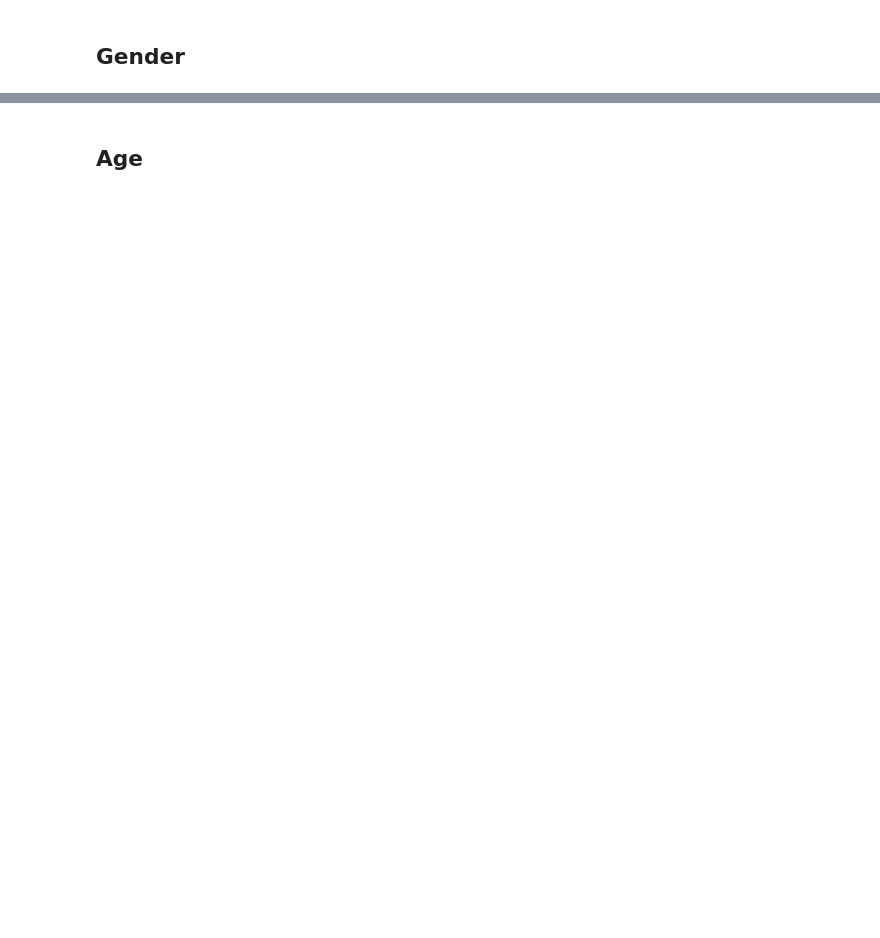
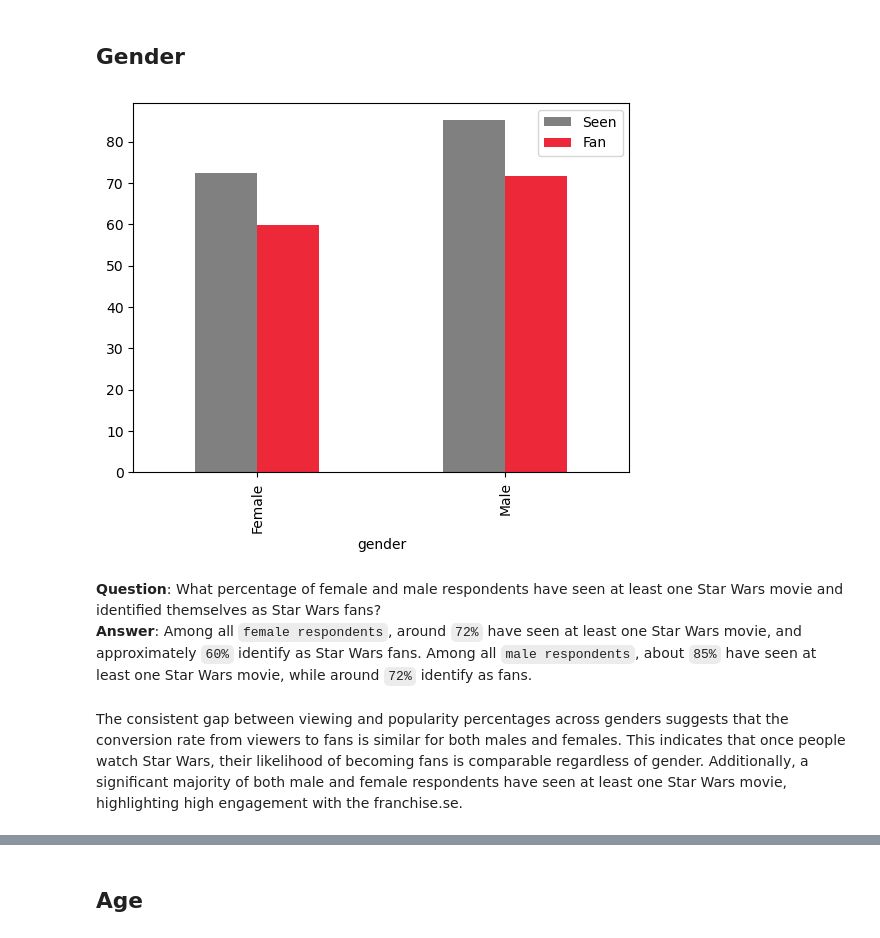
Before and after one commit to mojmous/StarWarsSurvey, a Jupyter notebook: Star War Survey.ipynb, the cells around one changed output, grey strips where cells are left out. Cells and saved outputs as stored; diff of their text form; code cells hidden in the pictures; blank space fills up the shorter version.

```diff
--- a/Star War Survey.ipynb
+++ b/Star War Survey.ipynb
@@ -660,2 +796,15 @@ sws['age'].value_counts(dropna=False)
+# %%
+def rep_with_num(col):
+    if col == '18-29':
+        return 1
+    elif col == '30-44':
+        return 2
+    elif col == '45-60':
+        return 3
+    elif col == '> 60':
+        return 4
+    else:
+        return np.NaN
+sws['age_num'] = sws['age'].apply(rep_with_num)
 # %% [markdown]
 ## 'Household Income' Column
@@ -884 +1273,18 @@ plt.bar(categories, values, color=['lightblue','pink'])
+# %%
+import matplotlib.pyplot as plt
+
+# Creating a pivot table
+gender_seen_yes_percentages = sws.pivot_table([('star_war_fan'), ('seen_any')], 'gender', aggfunc='mean') * 100
+
+# Plotting the bar chart
+ax = gender_seen_yes_percentages.plot.bar(color=['gray', '#ED2939'])
+ax.legend(['Seen', 'Fan'])
+plt.show()
+# %% [output]
+[figure, added]
+# %% [markdown]
+<b>Question</b>: What percentage of female and male respondents have seen at least one Star Wars movie and identified themselves as Star Wars fans?<br>
+<b>Answer</b>: Among all `female respondents`, around `72%` have seen at least one Star Wars movie, and approximately `60%` identify as Star Wars fans. Among all `male respondents`, about `85%` have seen at least one Star Wars movie, while around `72%` identify as fans.
+# %% [markdown]
+The consistent gap between viewing and popularity percentages across genders suggests that the conversion rate from viewers to fans is similar for both males and females. This indicates that once people watch Star Wars, their likelihood of becoming fans is comparable regardless of gender. Additionally, a significant majority of both male and female respondents have seen at least one Star Wars movie, highlighting high engagement with the franchise.se.
 # %%
```
Also changed, not shown: parts of 107 cells of this notebook.
